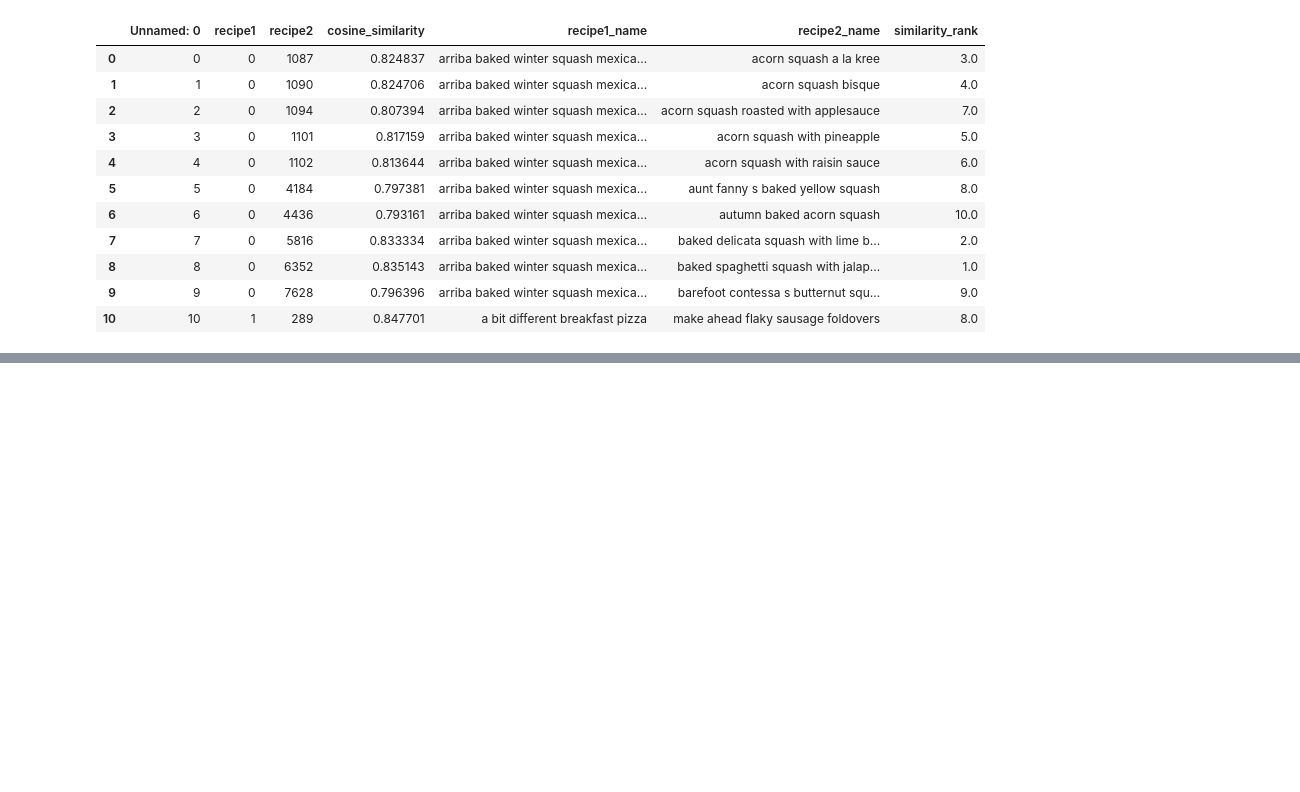
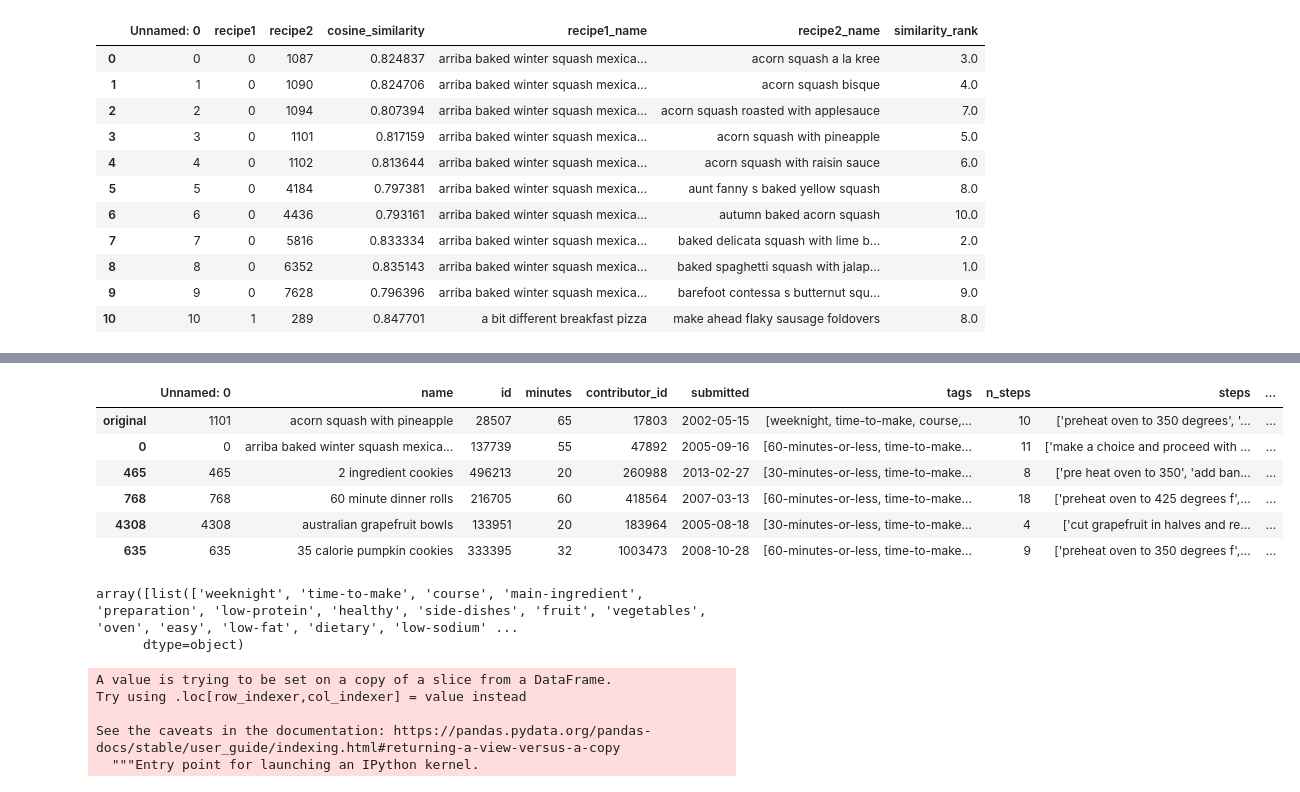
Before and after one commit to martineza96/recipe-reccomender, a Jupyter notebook: Untitled.ipynb, the cells around one changed output, grey strips where cells are left out. Drawn from its saved outputs; the diff is of its cells as text; code cells hidden in the pictures; blank space fills up the shorter version.

```diff
--- a/Untitled.ipynb
+++ b/Untitled.ipynb
@@ -73,0 +124,11 @@ top_10_for_each_recipe.head(11)
+# %%
+recipe_tags = recipes[['name','tags']]
+# %%
+recipes['tags'] = recipes['tags'].map(lambda x: ast.literal_eval(x))
+# %%
+d = {}
+for tag in recipe_tags['tags']:
+  for word in tag:
+    if word not in d:
+      d[word] = 0
+    d[word] += 1
@@ -73,0 +137,47 @@ top_10_for_each_recipe.head(11)
+# %%
+#recomendation on featurs and tags
+
+#given name of recipe and the tags you are looking for , gives top recomendations based on dish with the tags
+def cos_sim_tags(name, X,tags=None, n=5):
+    index = recipes.index[(recipes['name'] == name)][0]
+    rec = X[index].reshape(1,-1)
+    cs = cosine_similarity(rec, X)
+    rec_index = np.argsort(cs)[0][::-1]
+    ordered_df = recipes.loc[rec_index]
+    if tags == None:
+      rec_df = ordered_df.head(n)
+      orig_row = recipes.loc[[index]].rename(lambda x: 'original')
+      total = pd.concat((orig_row,rec_df))
+      return total
+    for i, j in enumerate(ordered_df['tags']):
+      counter = 0
+      for word in j:
+        if word in tags:
+          counter += 1
+
+      if counter == 0:
+        ordered_df.drop(i,inplace=True)
+    try:
+      ordered_df = ordered_df.drop(index)
+    except:
+      pass
+    rec_df = ordered_df.head(n)
+    orig_row = recipes.loc[[index]].rename(lambda x: 'original')
+    total = pd.concat((orig_row,rec_df))
+    return total
+# %%
+example_name = 'acorn squash with pineapple'
+cos_sim_tags(example_name,X,tags=['low-protein'])
+# %% [output]
+|  | Unnamed: 0 | name | id | minutes | contributor_id | submitted | tags | n_steps | steps | ... |
+| original | 1101 | acorn squash with pineapple | 28507 | 65 | 17803 | 2002-05-15 | [weeknight, time-to-make, course,... | 10 | ['preheat oven to 350 degrees', '... | ... |
+| 0 | 0 | arriba baked winter squash mexica... | 137739 | 55 | 47892 | 2005-09-16 | [60-minutes-or-less, time-to-make... | 11 | ['make a choice and proceed with ... | ... |
+| 465 | 465 | 2 ingredient cookies | 496213 | 20 | 260988 | 2013-02-27 | [30-minutes-or-less, time-to-make... | 8 | ['pre heat oven to 350', 'add ban... | ... |
+| 768 | 768 | 60 minute dinner rolls | 216705 | 60 | 418564 | 2007-03-13 | [60-minutes-or-less, time-to-make... | 18 | ['preheat oven to 425 degrees f',... | ... |
+| 4308 | 4308 | australian grapefruit bowls | 133951 | 20 | 183964 | 2005-08-18 | [30-minutes-or-less, time-to-make... | 4 | ['cut grapefruit in halves and re... | ... |
+| 635 | 635 | 35 calorie pumpkin cookies | 333395 | 32 | 1003473 | 2008-10-28 | [60-minutes-or-less, time-to-make... | 9 | ['preheat oven to 350 degrees f',... | ... |
+# %%
+recipes[recipes['name'] == 'acorn squash with pineapple']['tags'].values
+# %% [output]
+array([list(['weeknight', 'time-to-make', 'course', 'main-ingredient', 'preparation', 'low-protein', 'healthy', 'side-dishes', 'fruit', 'vegetables', 'oven', 'easy', 'low-fat', 'dietary', 'low-sodium' ...
+      dtype=object)
@@ -73,0 +186,8 @@ top_10_for_each_recipe.head(11)
+# %%
+recipes_ingredients['ingredients'] = recipes_ingredients['ingredients'].map(lambda x: ast.literal_eval(x))
+# %% [output]
+A value is trying to be set on a copy of a slice from a DataFrame.
+Try using .loc[row_indexer,col_indexer] = value instead
+
+See the caveats in the documentation: https://pandas.pydata.org/pandas-docs/stable/user_guide/indexing.html#returning-a-view-versus-a-copy
+  """Entry point for launching an IPython kernel.
```
Also changed, not shown: parts of 16 cells of this notebook.
